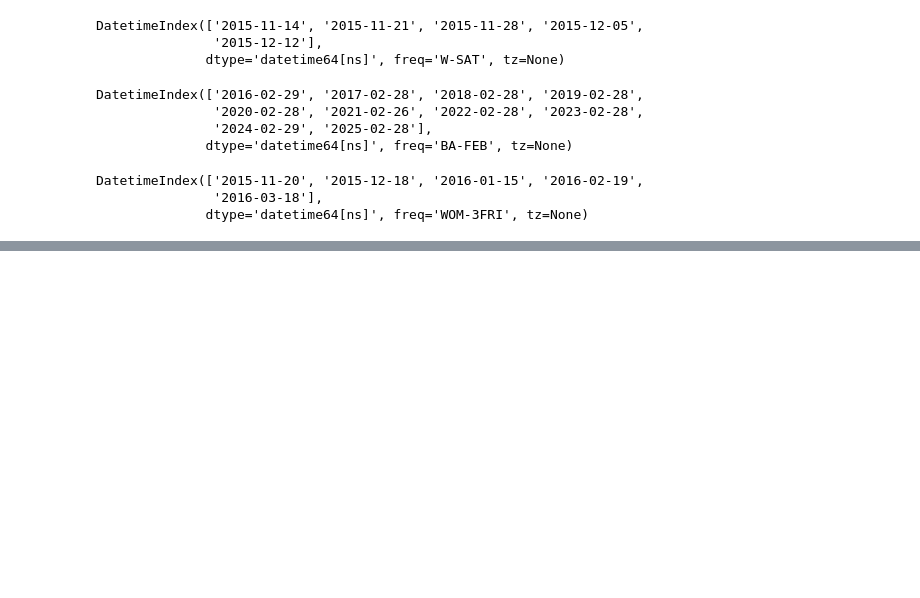
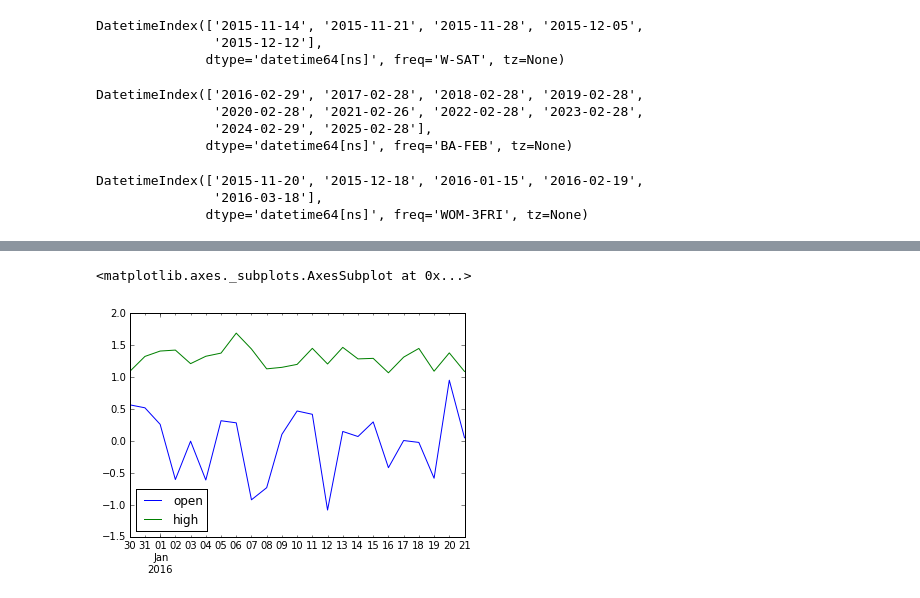
Before and after one commit to MrPeterLee/Notes, a Jupyter notebook: 9. Review - Time Series Analysis.ipynb, the cells around one changed output, grey strips where cells are left out. Drawn from its saved outputs; the diff is of its cells as text; code cells hidden in the pictures; blank space fills up the shorter version.

```diff
--- a/9. Review - Time Series Analysis.ipynb
+++ b/9. Review - Time Series Analysis.ipynb
@@ -574,0 +970,5 @@ DatetimeIndex(['2015-11-20', '2015-12-18', '2016-01-15', '2016-02-19',
+# %%
+df.ix['2015-12-30':, ['open', 'high']].plot()  # Plot two series at once
+# %% [output]
+<matplotlib.axes._subplots.AxesSubplot at 0x...>
+[figure, added]
```
Also changed, not shown: parts of 50 cells of this notebook.
